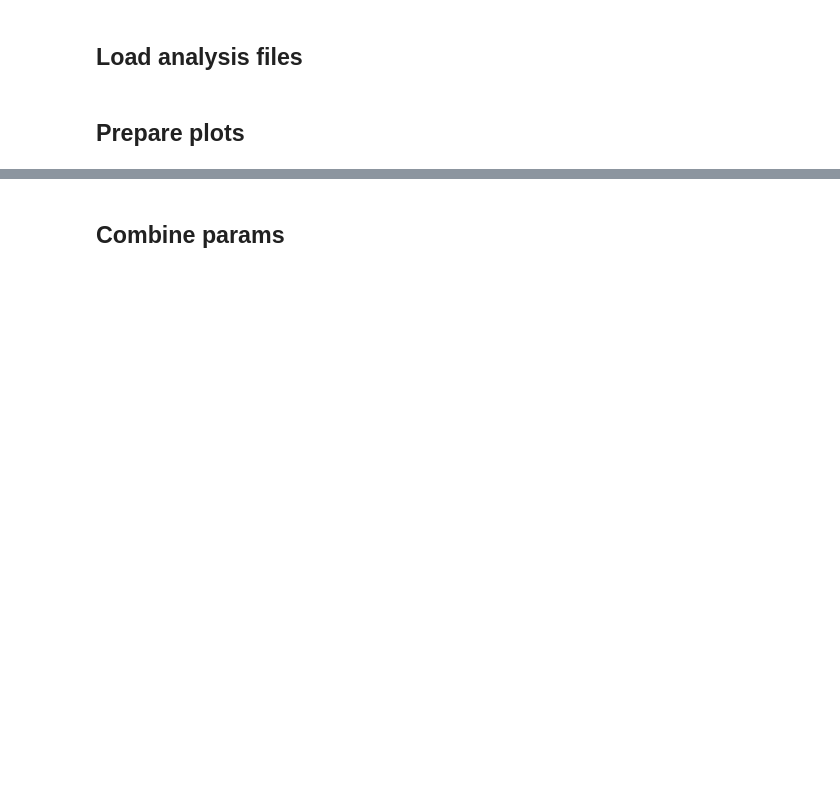
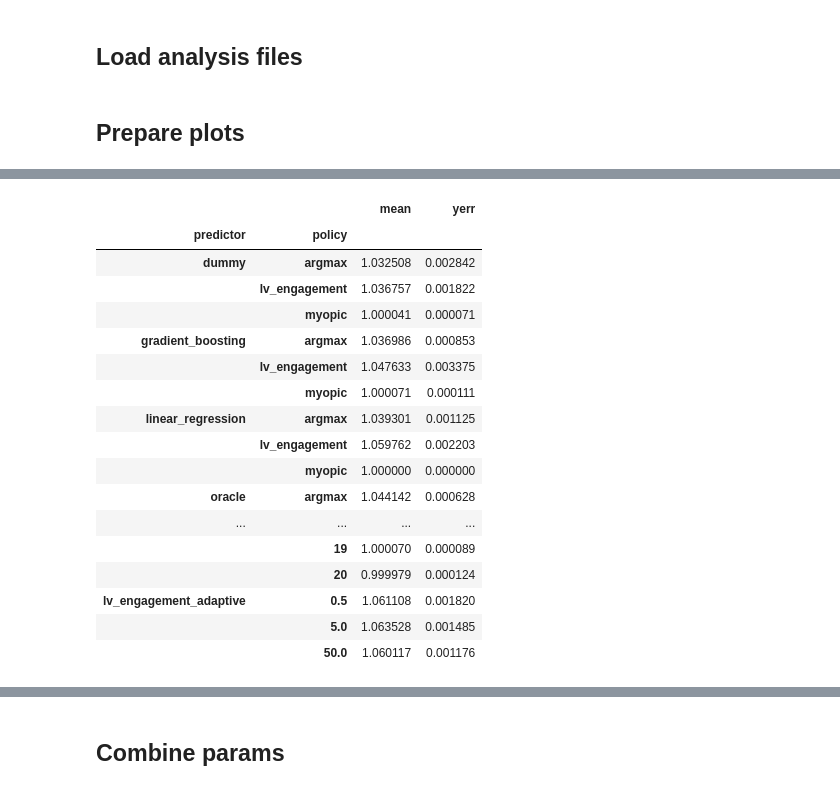
Before and after one commit to edensaig/suggest-breaks, a Jupyter notebook: experiment_analysis.ipynb, the cells around one changed output, grey strips where cells are left out. Cells and saved outputs as stored; diff of their text form; code cells hidden in the pictures; blank space fills up the shorter version.

```diff
--- a/experiment_analysis.ipynb
+++ b/experiment_analysis.ipynb
@@ -290,0 +74,95 @@ fig.download('movielens_experiment.pdf')
+# %%
+prediction_policy_comparison_df = (
+    results_df_combined
+    .query('simulator==@selected_simulator and kappa==@selected_kappa')
+    .pivot(
+        index='user_ind',
+        columns=['predictor','policy','seed'],
+        values='rate',
+    )
+    .mean()
+    .pipe(lambda s: s/s.loc[(selected_predictor,'myopic',slice(None))])
+    .unstack()
+    .apply(
+        lambda row: pd.Series(
+            {
+                'mean': row.mean(),
+                'yerr': confidence_interval(row)[1]-row.mean()
+            }
+        ),
+        axis=1,
+    )
+)
+
+safety_df = (
+    pd.DataFrame(safety_res_all)
+    .apply(lambda s: s.map(lambda arr: arr.mean()/myopic_means.loc[s.name]))
+    .apply(
+        lambda row: pd.Series(
+            {
+                'mean': row.mean(),
+                'yerr': confidence_interval(row)[1]-row.mean()
+            }
+        ),
+        axis=1,
+    )
+    .reset_index()
+    .assign(policy='safety')
+    .set_index(['policy','index'])
+)
+
+adaptive_full_df = (
+    pd.concat([
+        results_df_combined.assign(sampling_rate=1.0, T0=0),
+        true_ratings_results_df_combined.assign(sampling_rate=1.0, T0=0),
+        adaptive_results_df_combined,
+    ])
+    .query('simulator==@selected_simulator and kappa==@selected_kappa')
+    .pivot(
+        index='user_ind',
+        columns=['predictor','policy','sampling_rate', 'T0','seed'],
+        values='rate',
+    )
+    .mean()
+    .sort_index()
+    .pipe(lambda s: s/s.loc[(selected_predictor,'myopic',1.0,0)])
+    .unstack()
+    .apply(
+        lambda row: pd.Series(
+            {
+                'mean': row.mean(),
+                'yerr': confidence_interval(row)[1]-row.mean()
+            }
+        ),
+        axis=1,
+    )
+)
+
+adaptive_df = (
+    adaptive_full_df
+    .xs(selected_predictor)
+    .xs('lv_engagement_adaptive',level=0, drop_level=False)
+    .xs(1.0, level=1)
+)
+
+barplot_comparison_df=pd.concat([prediction_policy_comparison_df,safety_df,adaptive_df])
+barplot_comparison_df
+# %% [output]
+|  |  | mean | yerr |
+| predictor | policy |  |  |
+| dummy | argmax | 1.032508 | 0.002842 |
+|  | lv_engagement | 1.036757 | 0.001822 |
+|  | myopic | 1.000041 | 0.000071 |
+| gradient_boosting | argmax | 1.036986 | 0.000853 |
+|  | lv_engagement | 1.047633 | 0.003375 |
+|  | myopic | 1.000071 | 0.000111 |
+| linear_regression | argmax | 1.039301 | 0.001125 |
+|  | lv_engagement | 1.059762 | 0.002203 |
+|  | myopic | 1.000000 | 0.000000 |
+| oracle | argmax | 1.044142 | 0.000628 |
+| ... | ... | ... | ... |
+|  | 19 | 1.000070 | 0.000089 |
+|  | 20 | 0.999979 | 0.000124 |
+| lv_engagement_adaptive | 0.5 | 1.061108 | 0.001820 |
+|  | 5.0 | 1.063528 | 0.001485 |
+|  | 50.0 | 1.060117 | 0.001176 |
```
Also changed, not shown: parts of 14 cells of this notebook, 11 other files.
